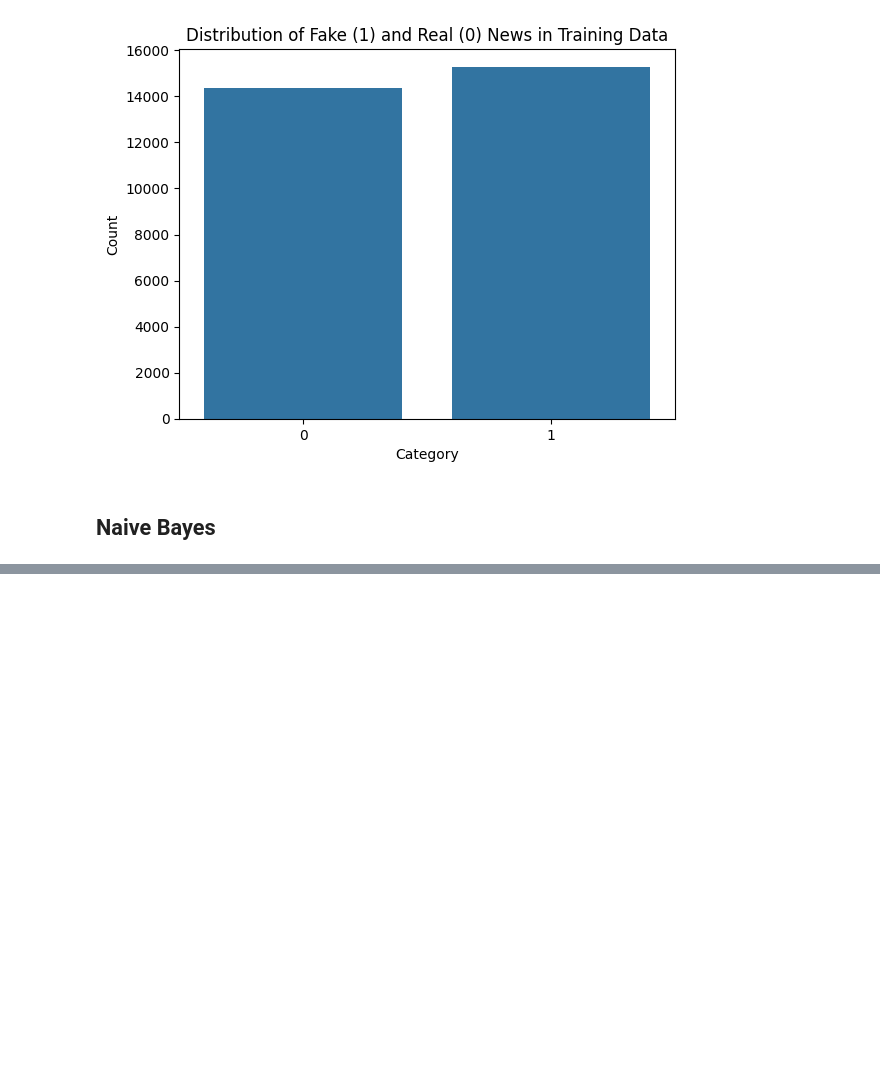
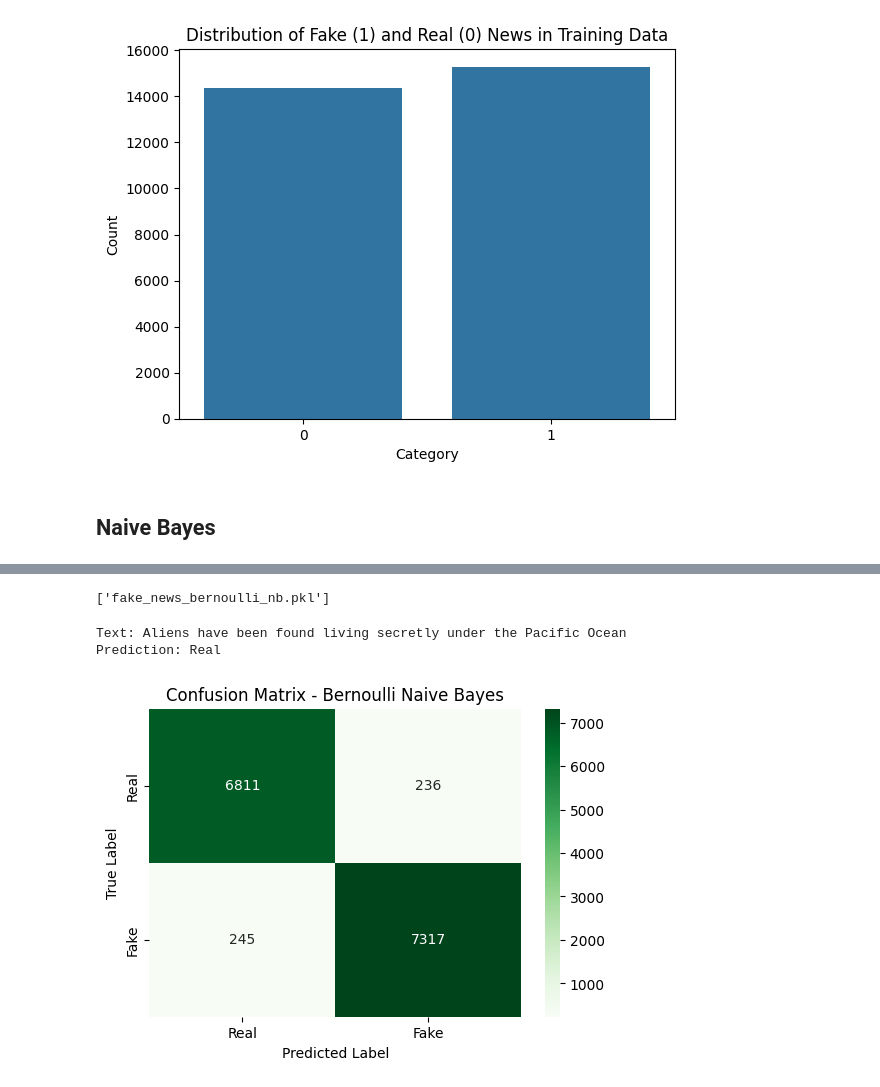
Before and after one commit to trunghuu2404-debug/Fake-New-Detection, a Jupyter notebook: model_train_v3.ipynb, the cells around one changed output, grey strips where cells are left out. Cells and saved outputs as stored; diff of their text form; code cells hidden in the pictures; blank space fills up the shorter version.

```diff
--- a/model_train_v3.ipynb
+++ b/model_train_v3.ipynb
@@ -656,0 +771,5 @@ from
+# %%
+bnb_pipeline = Pipeline([
+    ('TfidfVectorizer', TfidfVectorizer(stop_words='english', binary=True, max_features=50000)),
+    ('BernoulliNB', BernoulliNB(alpha=0.5))
+])
@@ -656,0 +807,39 @@ from
+# %%
+joblib.dump(bnb_pipeline, 'fake_news_bernoulli_nb.pkl')
+# %% [output]
+['fake_news_bernoulli_nb.pkl']
+# %%
+loaded_mnb = joblib.load('fake_news_multinomial_nb.pkl')
+
+samples = [
+    "Aliens have been found living secretly under the Pacific Ocean"
+]
+
+# Predict for each text
+for text in samples:
+    prediction = loaded_mnb.predict([text])
+    print(f"Text: {text}")
+    print("Prediction:", "Fake" if prediction[0] == 1 else "Real")
+# %% [output]
+Text: Aliens have been found living secretly under the Pacific Ocean
+Prediction: Real
+# %%
+import matplotlib.pyplot as plt
+import seaborn as sns
+from sklearn.metrics import confusion_matrix
+
+# Predict using your Bernoulli Naive Bayes pipeline
+y_pred_bnb = bnb_pipeline.predict(X_test)
+
+# Confusion matrix
+cm_bnb = confusion_matrix(y_test, y_pred_bnb)
+
+plt.figure(figsize=(6,4))
+sns.heatmap(cm_bnb, annot=True, fmt='d', cmap='Greens',
+            xticklabels=['Real', 'Fake'], yticklabels=['Real', 'Fake'])
+plt.xlabel('Predicted Label')
+plt.ylabel('True Label')
+plt.title('Confusion Matrix - Bernoulli Naive Bayes')
+plt.show()
+# %% [output]
+[figure, added]
```
Also changed, not shown: parts of 21 cells of this notebook, 4 other files.
